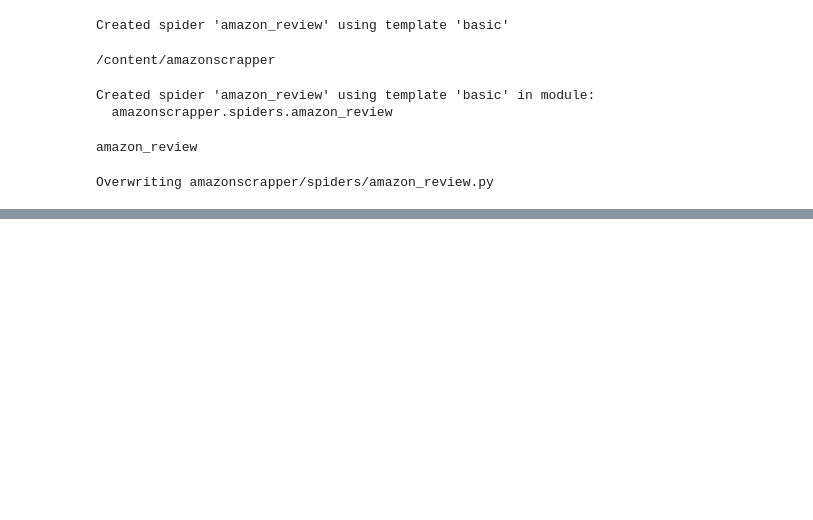
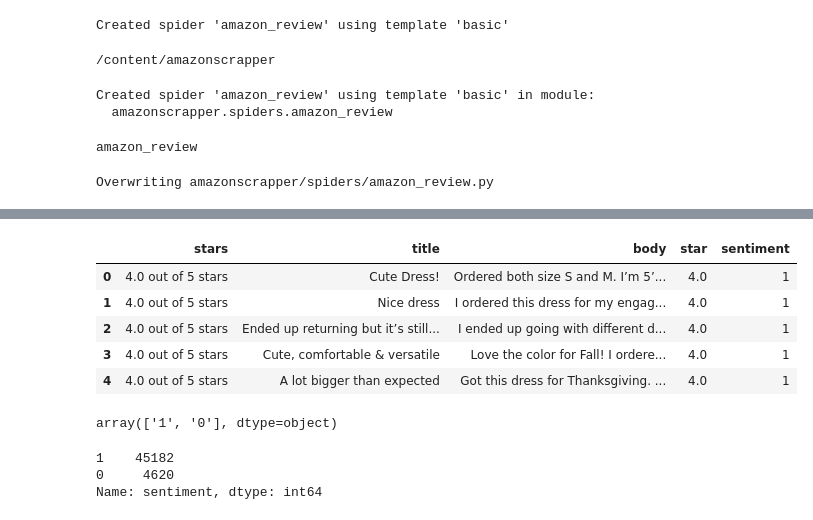
Before and after one commit to danfarh/amazon-sentiment-analysis, a Jupyter notebook: amazon_review_retrieval.ipynb, the cells around one changed output, grey strips where cells are left out. Saved outputs shown, nothing was run; the diff lists cells and outputs as text; code cells hidden in the pictures; blank space fills up the shorter version.

Commit message:
count positive and negative reviews

```diff
--- a/amazon_review_retrieval.ipynb
+++ b/amazon_review_retrieval.ipynb
@@ -100,0 +103,2 @@ Streaming output truncated to the last 5000 lines.
+# %%
+data = pd.read_csv('/content/amazonscrapper/review_10_product_women.csv')
@@ -100,0 +118,2 @@ Streaming output truncated to the last 5000 lines.
+# %%
+data['star'] = data['stars'].apply(lambda x: str(x).split()[0]).astype(float)
@@ -100,0 +129,21 @@ Streaming output truncated to the last 5000 lines.
+# %%
+data['sentiment'] = data['star'].apply(lambda x: '1' if x >= 3 else '0')
+# %%
+data.head()
+# %% [output]
+|  | stars | title | body | star | sentiment |
+| 0 | 4.0 out of 5 stars | Cute Dress! | Ordered both size S and M. I’m 5’... | 4.0 | 1 |
+| 1 | 4.0 out of 5 stars | Nice dress | I ordered this dress for my engag... | 4.0 | 1 |
+| 2 | 4.0 out of 5 stars | Ended up returning but it’s still... | I ended up going with different d... | 4.0 | 1 |
+| 3 | 4.0 out of 5 stars | Cute, comfortable & versatile | Love the color for Fall! I ordere... | 4.0 | 1 |
+| 4 | 4.0 out of 5 stars | A lot bigger than expected | Got this dress for Thanksgiving. ... | 4.0 | 1 |
+# %%
+data['sentiment'].unique()
+# %% [output]
+array(['1', '0'], dtype=object)
+# %%
+data['sentiment'].value_counts()
+# %% [output]
+1    45182
+0     4620
+Name: sentiment, dtype: int64
```
Also changed, not shown: parts of 7 cells of this notebook.
